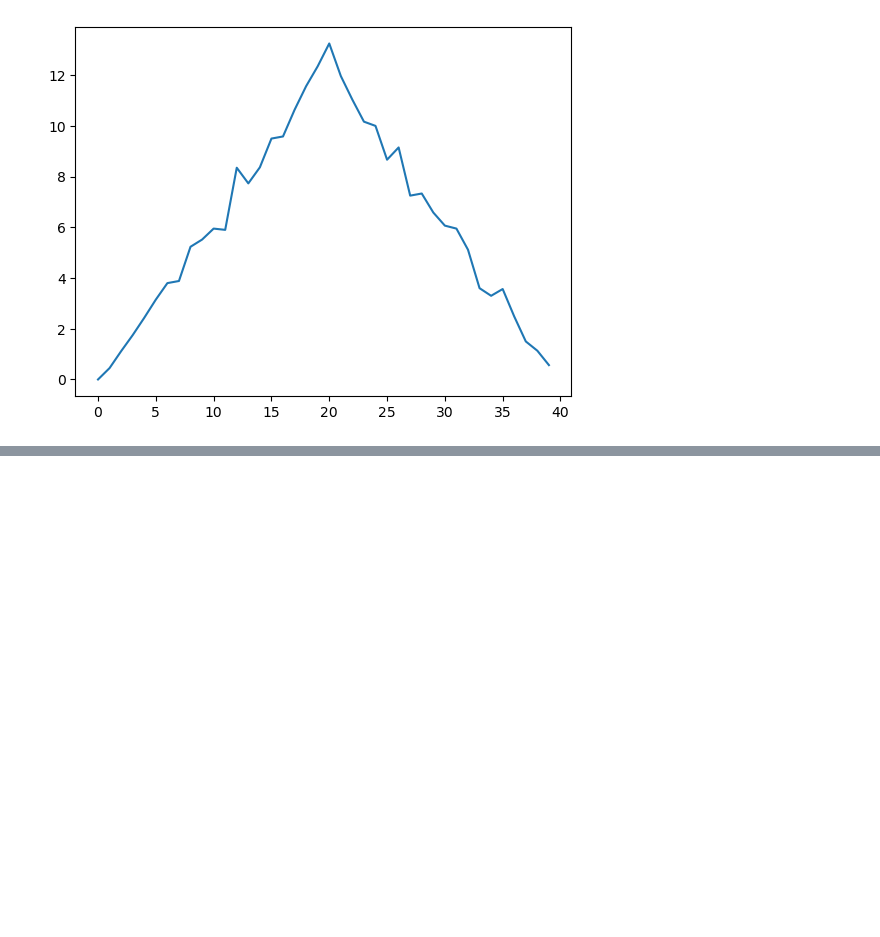
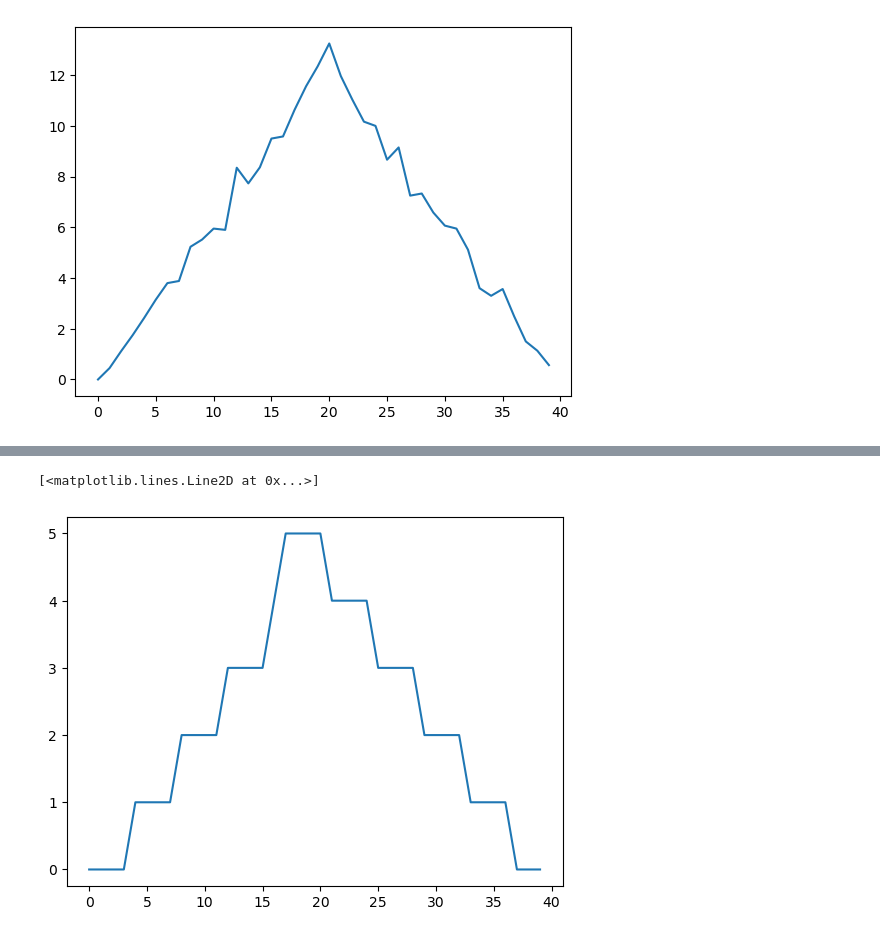
Before and after one commit to tu-delft-library/introduction_to_programming_with_python, a Jupyter notebook: material_for_participants/python_one.ipynb, the cells around one changed output, grey strips where cells are left out. Saved outputs shown, nothing was run; the diff lists cells and outputs as text; code cells hidden in the pictures; blank space fills up the shorter version.

```diff
--- a/material_for_participants/python_one.ipynb
+++ b/material_for_participants/python_one.ipynb
@@ -497,0 +508,5 @@ plt.plot(np.
+# %%
+plt.plot(np.min(data, axis=0))
+# %% [output]
+[<matplotlib.lines.Line2D at 0x...>]
+[figure, added]
```
Also changed, not shown: parts of 2 cells of this notebook.
